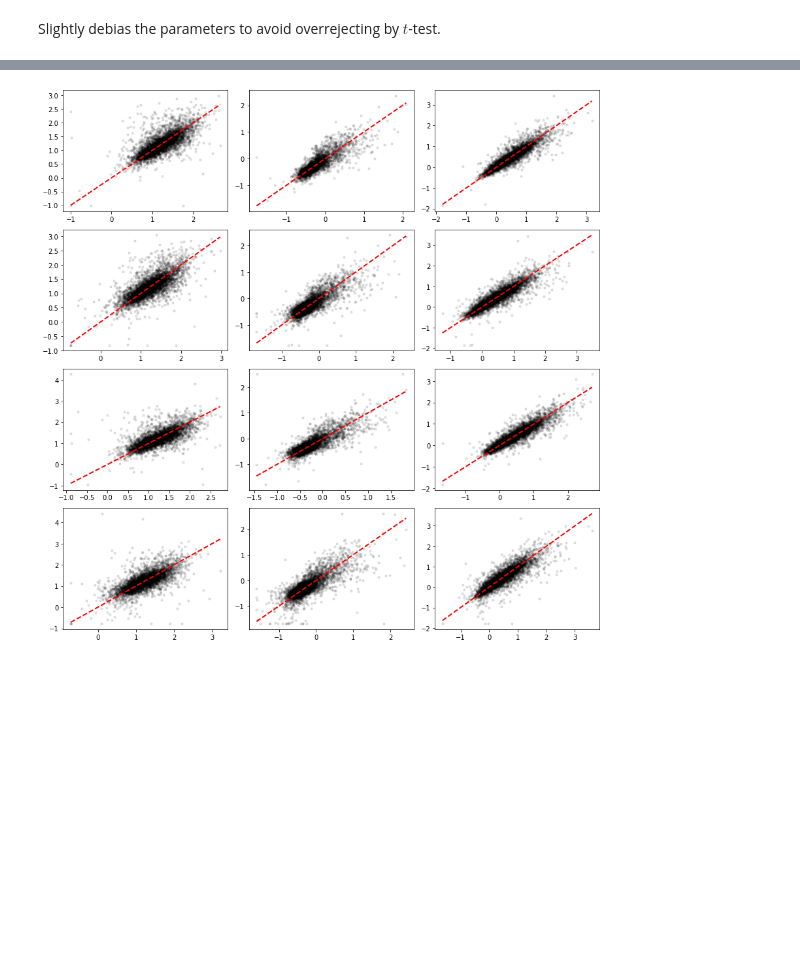
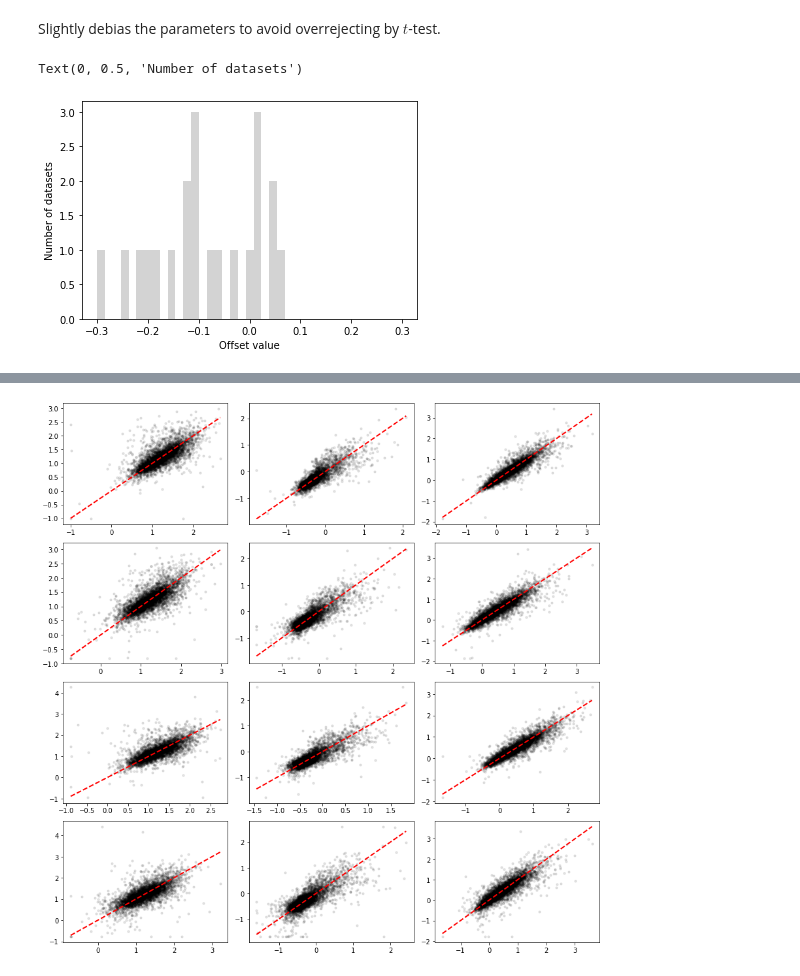
Before and after one commit to pachterlab/monod_examples, a Jupyter notebook: manuscript_computation/gg230328_diffexp.ipynb, the cells around one changed output, grey strips where cells are left out. Drawn from its saved outputs; the diff is of its cells as text; code cells hidden in the pictures; blank space fills up the shorter version.

```diff
--- a/manuscript_computation/gg230328_diffexp.ipynb
+++ b/manuscript_computation/gg230328_diffexp.ipynb
@@ -95,13 +95,27 @@ Slightly debias the parameters to avoid overrejecting by $t$-test.
 offsets = []
 par_vals = np.copy(par_vals_uncorrected)
 n_datasets = len(allen_celltypes)
+
 for k in range(3):
     m1 = par_vals_uncorrected[0,0,:,k]
     for j in range(1,n_datasets):
         m2 = par_vals_uncorrected[j,0,:,k]
         offset = monod.analysis.diffexp_fpi(m1,m2,param_names[k],viz=False)[1]
         par_vals[j,0,:,k] -= offset
+        offsets.append(offset)
+#         print(offset)
     for j in range(n_datasets):
         m2 = par_vals_uncorrected[j,1,:,k]
         offset = monod.analysis.diffexp_fpi(m1,m2,param_names[k],viz=False)[1]
         par_vals[j,1,:,k] -= offset
+        offsets.append(offset)
+#         print(offset)
+# %%
+offsets=np.array(offsets).squeeze()
+# %%
+plt.hist(offsets,bins=np.linspace(-0.3,0.3,40),facecolor='lightgray')
+plt.xlabel('Offset value')
+plt.ylabel('Number of datasets')
+# %% [output]
+Text(0, 0.5, 'Number of datasets')
+[figure, added]
```
Also changed, not shown: parts of 12 cells of this notebook, 4 other files.
